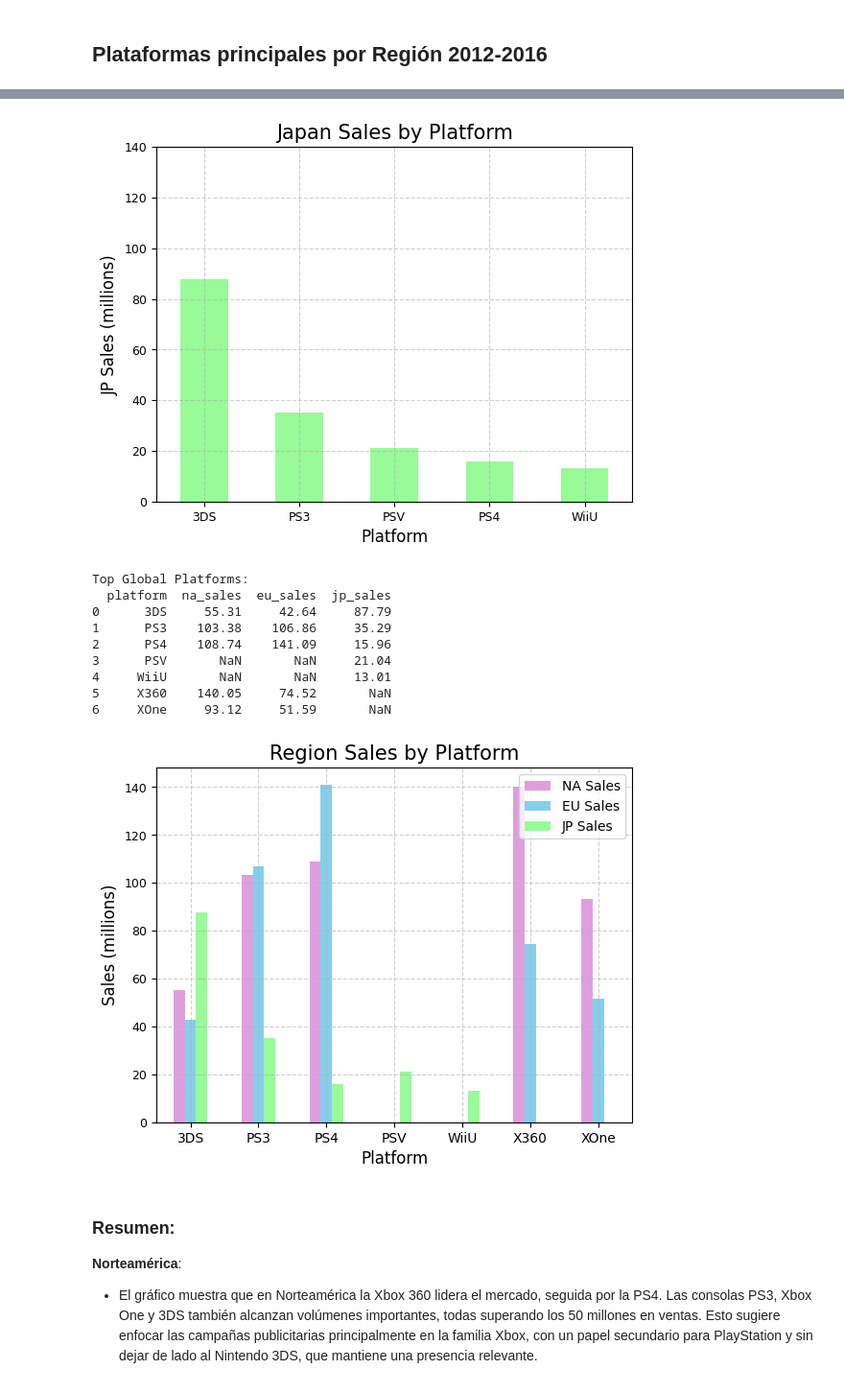
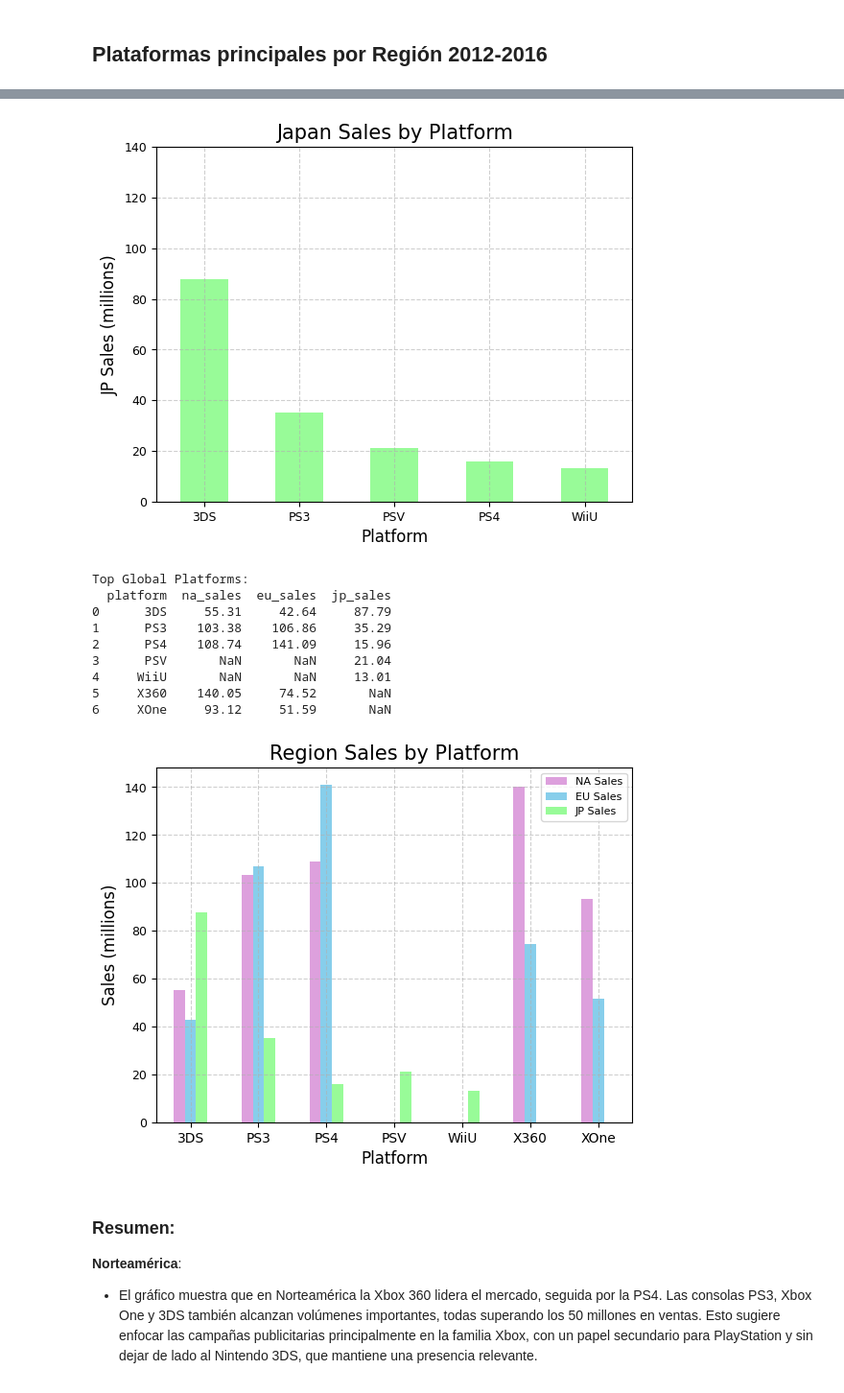
Before and after one commit to valegohdz/ice-video-games-analysis, a Jupyter notebook: notebooks/Proyecto_6.ipynb, the cells around one changed output, grey strips where cells are left out. Shown at 96% size. Cells and saved outputs as stored; diff of their text form; code cells hidden in the pictures.

Commit message:
Update 'Region Sales by Platform'  graphics  in notebook

```diff
--- a/notebooks/Proyecto_6.ipynb
+++ b/notebooks/Proyecto_6.ipynb
@@ -620,7 +620,7 @@ plt.xlabel('Platform', fontsize=12)
 plt.ylabel('Sales (millions)', fontsize=12)
 plt.title('Region Sales by Platform', fontsize=15)
 plt.grid(axis='both', linestyle='--', alpha=0.6)
-plt.legend(['NA Sales', 'EU Sales', 'JP Sales'], loc='upper right')
+plt.legend(['NA Sales', 'EU Sales', 'JP Sales'], loc='upper right', fontsize=8)
 plt.xticks(fontsize=10, rotation=0)
 plt.yticks(np.arange(0,160,20),fontsize=9)
 plt.show()
@@ -631,34 +631,34 @@ Top Platforms in North America:
 4       PS4    108.74
 3       PS3    103.38
 10     XOne     93.12
 0       3DS     55.31
 [figure]
 Top Platforms in North Europe:
    platform  eu_sales
 4       PS4    141.09
 3       PS3    106.86
 9      X360     74.52
 10     XOne     51.59
 0       3DS     42.64
 [figure]
 Top Platforms in Japan:
   platform  jp_sales
 0      3DS     87.79
 3      PS3     35.29
 6      PSV     21.04
 4      PS4     15.96
 8     WiiU     13.01
 [figure]
 Top Global Platforms:
   platform  na_sales  eu_sales  jp_sales
 0      3DS     55.31     42.64     87.79
 1      PS3    103.38    106.86     35.29
 2      PS4    108.74    141.09     15.96
 3      PSV       NaN       NaN     21.04
 4     WiiU       NaN       NaN     13.01
 5     X360    140.05     74.52       NaN
 6     XOne     93.12     51.59       NaN
-[figure, old version]
+[figure, new version]
 # %% [markdown]
 
 ### Resumen:
```
